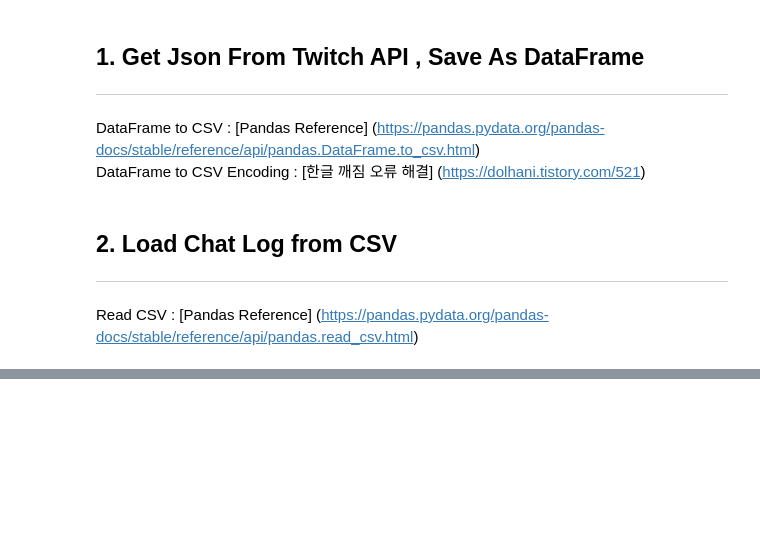
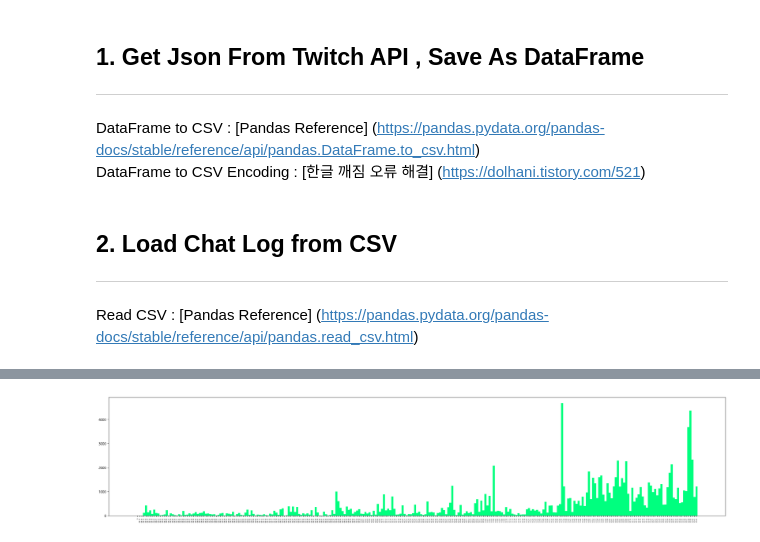
Before and after one commit to kimDaeGeon/LiveAutoClip, a Jupyter notebook: LiveAutoClip.ipynb, the cells around one changed output, grey strips where cells are left out. Cells and saved outputs as stored; diff of their text form; code cells hidden in the pictures; blank space fills up the shorter version.

```diff
--- a/LiveAutoClip.ipynb
+++ b/LiveAutoClip.ipynb
@@ -10,7 +10,7 @@ import requests
 import json
 import sys
 # %%
-videoID = "790636820"
+videoID = "796905990"
 clientID = "k8tbrzzuqt746l6zq8wqdbcad06tb0"
 
 params = dict({"client_id":clientID})
@@ -130,0 +135,25 @@ plt.show()
+# %%
+time_list = np.array(chat_log["Time"])
+chat_list = np.array(chat_log["Chat"])
+# %%
+x = list([0])
+y = list([0])
+
+for chat, time in zip(chat_list, time_list):
+    if x[-1] != time[0:-3]:
+        x.append(time[0:-3])
+        y.append(0)
+    y[len(x)-1] += chat.count('ㅋ')
+# %%
+# Plot : Funny Reactions
+x_fr = np.array(x)
+y_fr = np.array(y)
+
+plt.figure(figsize=(25,5))
+plt.bar(np.arange(x_fr.size), y_fr, color="springgreen", width=1) # (arrange, y_values)
+plt.xticks(np.arange(y_fr.size), x_fr, fontsize=5, rotation=90)
+
+plt.tight_layout(pad=0.05)
+plt.savefig("FunnyReactions.png")
+# %% [output]
+[figure, added]
```
Also changed, not shown: parts of 13 cells of this notebook, 4 other files.
